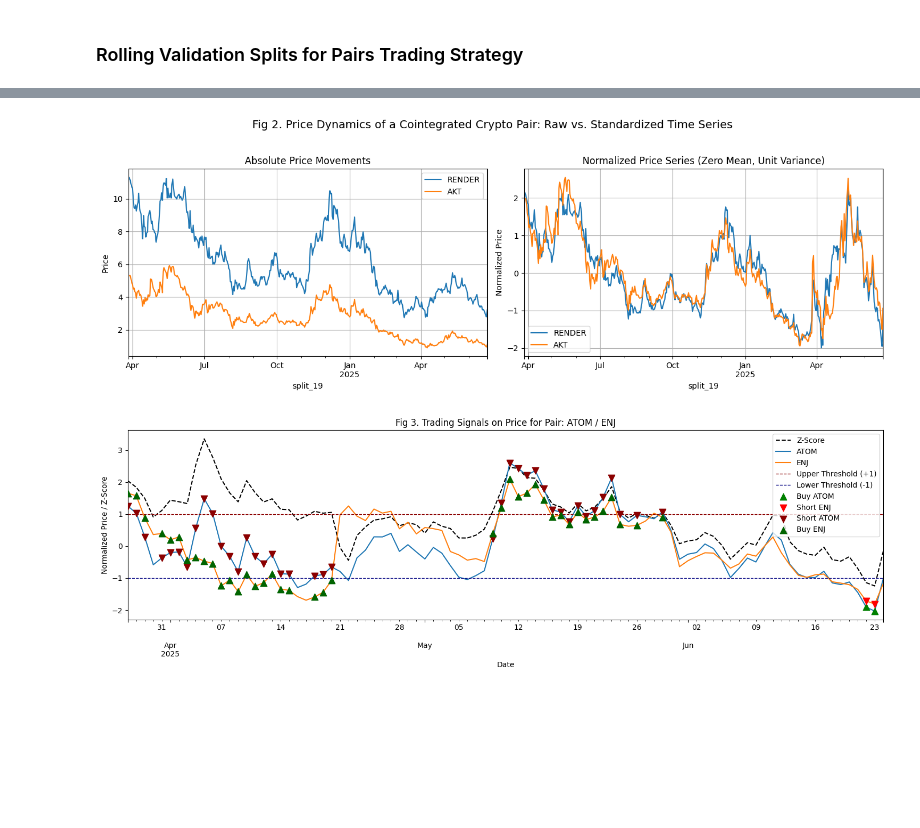
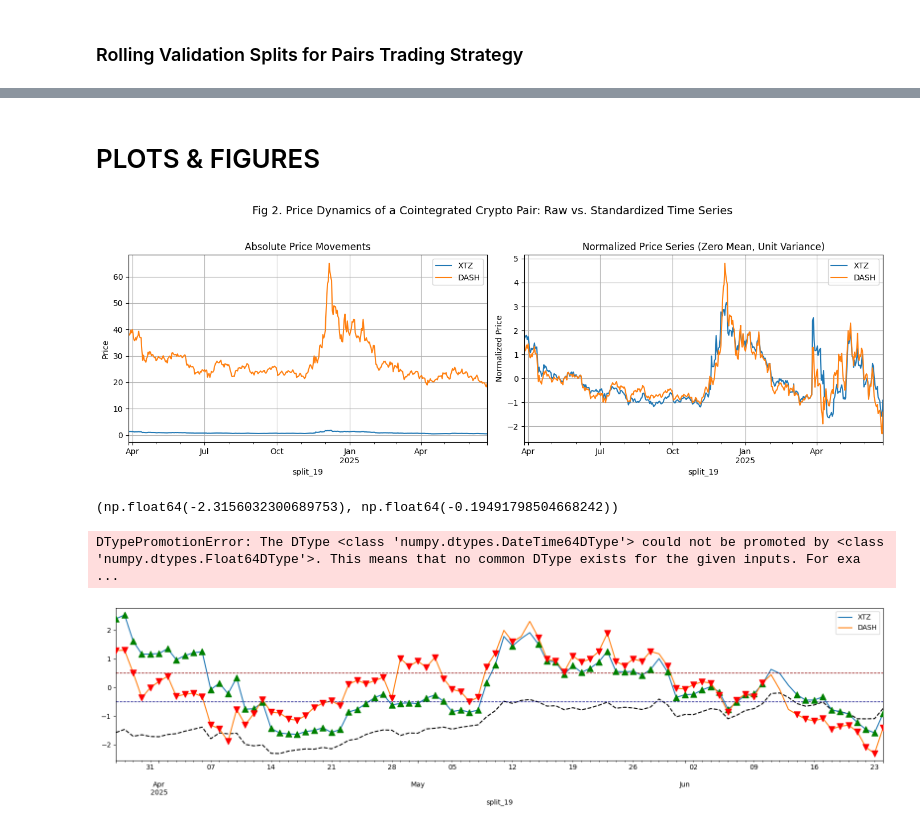
Before and after one commit to mohiteprathamesh1996/stat-arb-crypto, a Jupyter notebook: research/Report.ipynb, the cells around one changed output, grey strips where cells are left out. Saved outputs shown, nothing was run; the diff lists cells and outputs as text; code cells hidden in the pictures; blank space fills up the shorter version.

```diff
--- a/research/Report.ipynb
+++ b/research/Report.ipynb
@@ -172,10 +172,7 @@ for indic in range(n_splits):
         axis=1
     )
 
-    plots.append((1 + all_strat_net_daily_returns).cumprod().plot(
-        title=f"""
-        Backtesting Period {indic+1}: {str(test.index.min().date())} to {str(test.index.max().date())}"""
-    ));
+    plots.append((1 + all_strat_net_daily_returns).cumprod())
 
     performance_stats.append(all_strat_net_daily_returns.drop(columns="BTC Buy & Hold").apply(
         lambda strat_returns: compute_performance_metrics(
@@ -229,50 +211,55 @@ pd.concat(performance_stats, axis=0).reset_index().rename(columns={"index":"Stra
+# %% [markdown]
+# PLOTS & FIGURES
 # %%
 comparison_absolute_vs_norm_prices(
-    pairs_list=final_pairs[0],
+    pairs_list=final_pairs[8],
     train=pd.concat([train, test], axis=0),
     train_norm=pd.concat([train_norm, test_norm], axis=0)
 )
 # %% [output]
-[figure, old version]
+[figure, new version]
+# %%
+zscore_series.min(), zscore_series.max()
+# %% [output]
+(np.float64(-2.3156032300689753), np.float64(-0.19491798504668242))
 # %%
-plt.figure(figsize=(20, 3))  # width=12 inches, height=6 inches
-
-pair = tuple(final_pairs[10])
+pair = tuple(final_pairs[8])
 coin1, coin2 = pair
-threshold = 1
+threshold = 0.5
 
 # Get z-score and coin prices
 zscore_series = rolling_params[pair]["rolling_z_score"].loc[test_norm.index]
 coin1_series = test_norm[coin1]
 coin2_series = test_norm[coin2]
 
 # Define signals
 buy_signals = zscore_series[zscore_series < -threshold]   # Buy coin1, short coin2
 short_signals = zscore_series[zscore_series > threshold]  # Short coin1, buy coin2
 
 # Plot base
-ax = zscore_series.rename("Z-Score").plot(figsize=(15, 5), color="black", linestyle="--")
+ax = zscore_series.rename("Z-Score").plot(figsize=(20, 4), color="black", linestyle="--")
 test_norm[[coin1, coin2]].plot(ax=ax)
 
 # Threshold lines
 ax.axhline(threshold, color="darkred", linestyle="--", linewidth=1, label=f"Upper Threshold (+{threshold})")
 ax.axhline(-threshold, color="navy", linestyle="--", linewidth=1, label=f"Lower Threshold (-{threshold})")
 
 # BUY SIGNAL (z < -threshold): Buy coin1, Short coin2
 ax.scatter(buy_signals.index, coin1_series.loc[buy_signals.index], color='green', marker='^', s=80, label=f"Buy {coin1}", zorder=5)
 ax.scatter(buy_signals.index, coin2_series.loc[buy_signals.index], color='red', marker='v', s=80, label=f"Short {coin2}", zorder=5)
 
 # SHORT SIGNAL (z > threshold): Short coin1, Buy coin2
 ax.scatter(short_signals.index, coin1_series.loc[short_signals.index], color='darkred', marker='v', s=80, label=f"Short {coin1}", zorder=5)
 ax.scatter(short_signals.index, coin2_series.loc[short_signals.index], color='darkgreen', marker='^', s=80, label=f"Buy {coin2}", zorder=5)
 
 # Format plot
 ax.set_title(f"Fig 3. Trading Signals on Price for Pair: {coin1} / {coin2}")
 ax.set_ylabel("Normalized Price / Z-Score")
 ax.set_xlabel("Date")
-ax.legend()
+ax.legend(loc="center left", bbox_to_anchor=(1.005, 0.5))
 plt.tight_layout()
 plt.show()
 # %% [output]
+DTypePromotionError: The DType <class 'numpy.dtypes.DateTime64DType'> could not be promoted by <class 'numpy.dtypes.Float64DType'>. This means that no common DType exists for the given inputs. For exa ...
-[figure, old version]
+[figure, new version]
 # %%
```
Also changed, not shown: parts of 13 cells of this notebook, 1 other file.
